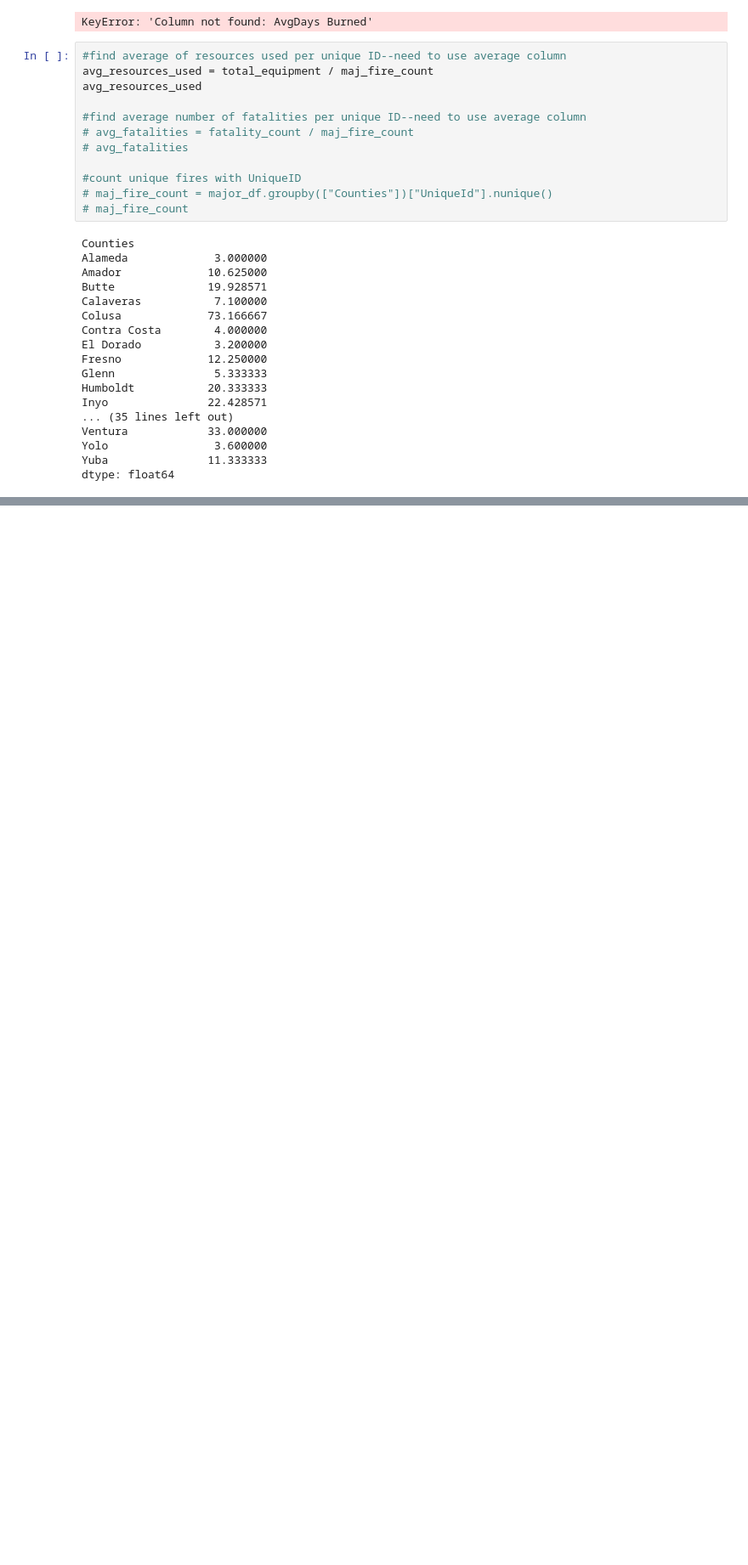
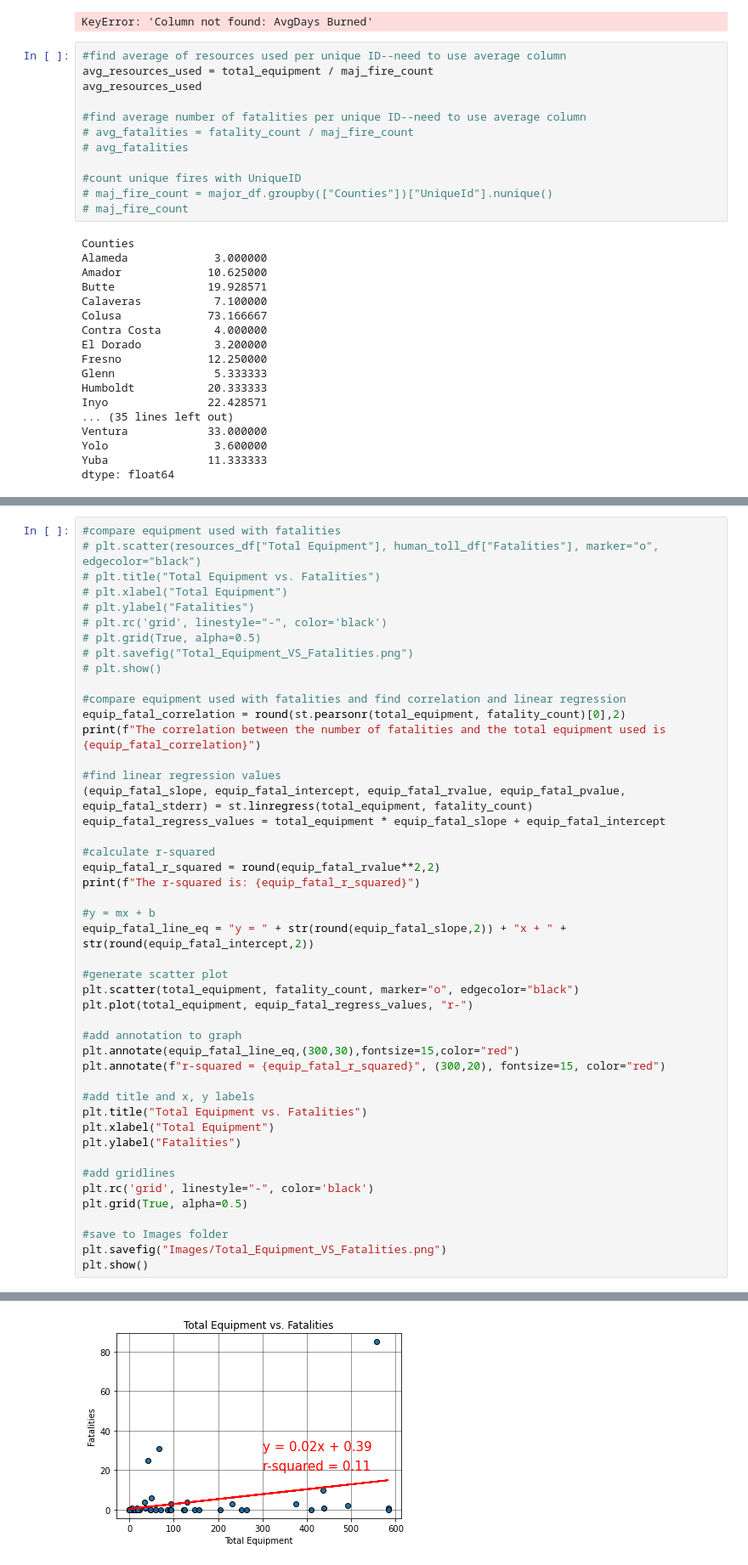
Before and after one commit to jump8621/data-project-I, a Jupyter notebook: lee_pyre.ipynb, the cells around one changed output, grey strips where cells are left out. Shown at 85% size. Saved outputs shown, nothing was run; the diff lists cells and outputs as text; blank space fills up the shorter version.

```diff
--- a/lee_pyre.ipynb
+++ b/lee_pyre.ipynb
@@ -544,0 +526,47 @@ The r-squared is: 0.46914016326945196
+# %%
+#compare equipment used with fatalities
+# plt.scatter(resources_df["Total Equipment"], human_toll_df["Fatalities"], marker="o", edgecolor="black")
+# plt.title("Total Equipment vs. Fatalities")
+# plt.xlabel("Total Equipment")
+# plt.ylabel("Fatalities")
+# plt.rc('grid', linestyle="-", color='black')
+# plt.grid(True, alpha=0.5)
+# plt.savefig("Total_Equipment_VS_Fatalities.png")
+# plt.show()
+
+#compare equipment used with fatalities and find correlation and linear regression
+equip_fatal_correlation = round(st.pearsonr(total_equipment, fatality_count)[0],2)
+print(f"The correlation between the number of fatalities and the total equipment used is {equip_fatal_correlation}")
+
+#find linear regression values
+(equip_fatal_slope, equip_fatal_intercept, equip_fatal_rvalue, equip_fatal_pvalue, equip_fatal_stderr) = st.linregress(total_equipment, fatality_count)
+equip_fatal_regress_values = total_equipment * equip_fatal_slope + equip_fatal_intercept
+
+#calculate r-squared
+equip_fatal_r_squared = round(equip_fatal_rvalue**2,2)
+print(f"The r-squared is: {equip_fatal_r_squared}")
+
+#y = mx + b
+equip_fatal_line_eq = "y = " + str(round(equip_fatal_slope,2)) + "x + " + str(round(equip_fatal_intercept,2))
+
+#generate scatter plot
+plt.scatter(total_equipment, fatality_count, marker="o", edgecolor="black")
+plt.plot(total_equipment, equip_fatal_regress_values, "r-")
+
+#add annotation to graph
+plt.annotate(equip_fatal_line_eq,(300,30),fontsize=15,color="red")
+plt.annotate(f"r-squared = {equip_fatal_r_squared}", (300,20), fontsize=15, color="red")
+
+#add title and x, y labels
+plt.title("Total Equipment vs. Fatalities")
+plt.xlabel("Total Equipment")
+plt.ylabel("Fatalities")
+
+#add gridlines
+plt.rc('grid', linestyle="-", color='black')
+plt.grid(True, alpha=0.5)
+
+#save to Images folder
+plt.savefig("Images/Total_Equipment_VS_Fatalities.png")
+plt.show()
+# %% [output]
@@ -544,0 +575 @@ The r-squared is: 0.46914016326945196
+[figure, added]
```
Also changed, not shown: parts of 5 cells of this notebook, 2 other files.
